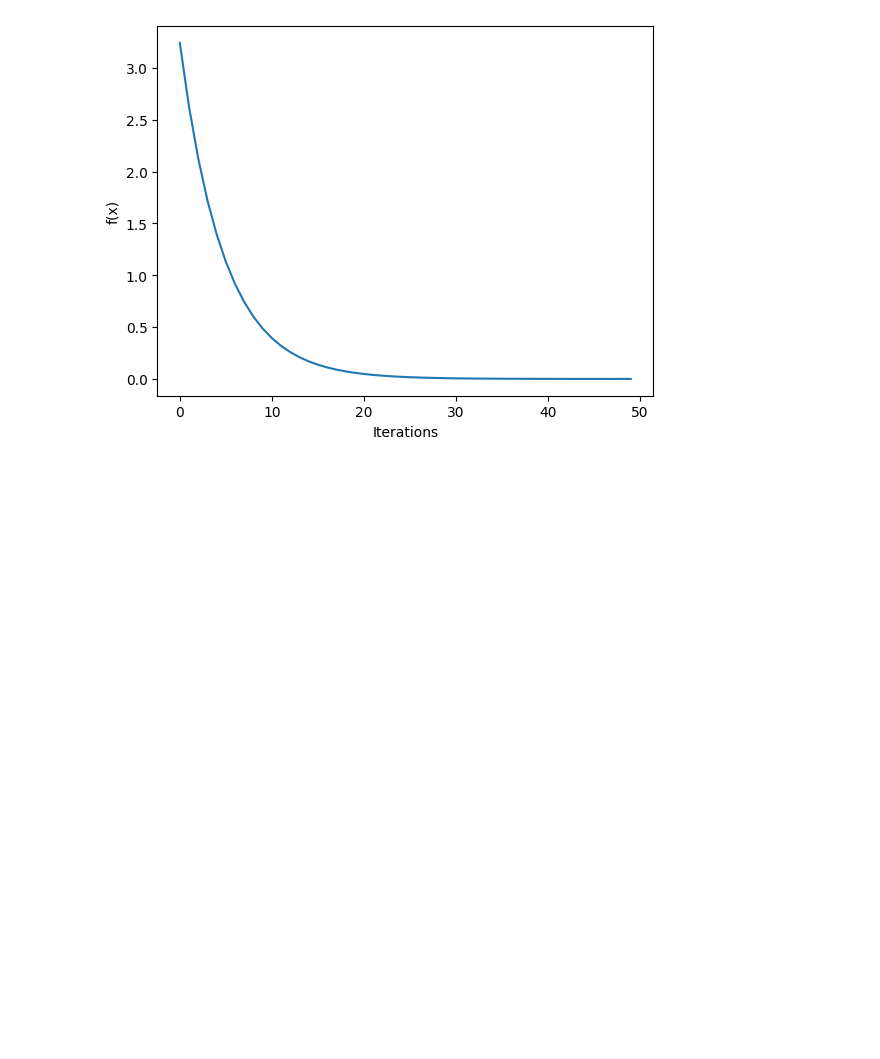
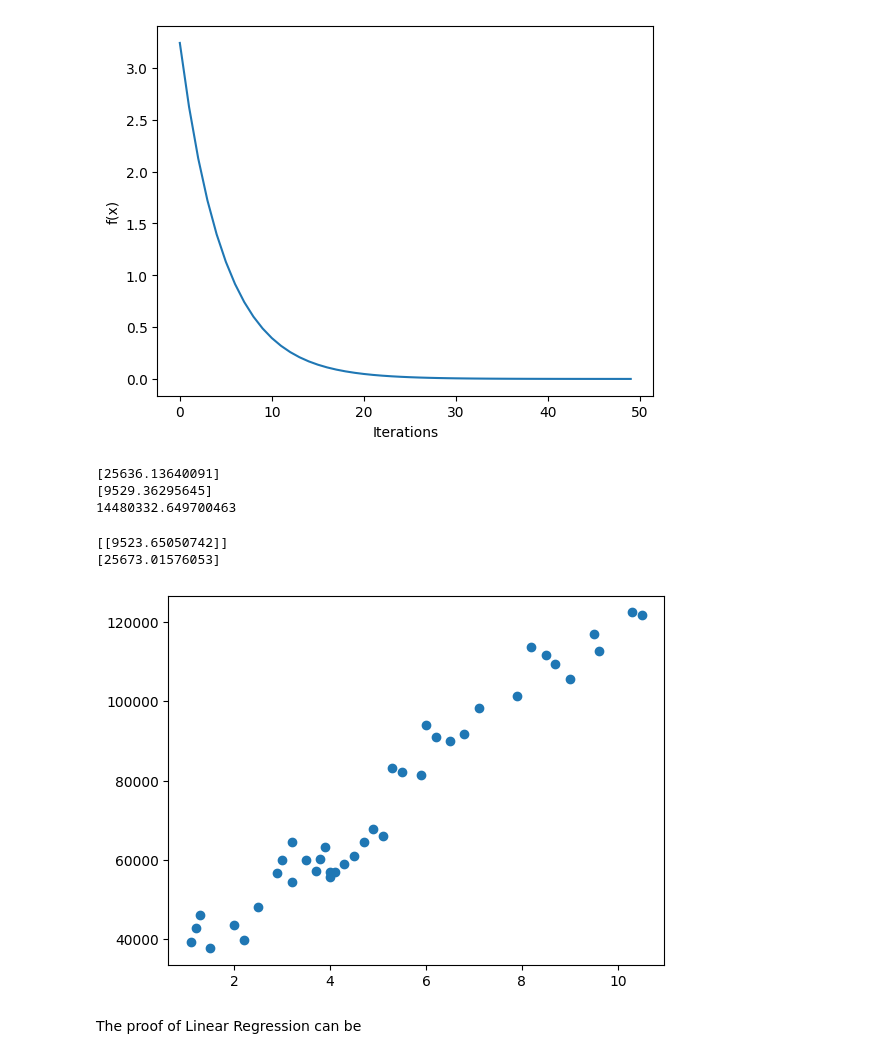
Before and after one commit to HCMUT-TaMi/DeepLearning-and-MachineLearning, a Jupyter notebook: Linear_Regression.ipynb, the cells around one changed output. Cells and saved outputs as stored; diff of their text form; code cells hidden in the pictures; blank space fills up the shorter version.

```diff
--- a/Linear_Regression.ipynb
+++ b/Linear_Regression.ipynb
@@ -27,0 +49,45 @@ plt.show()
+# %%
+#running phrase
+for i in range(1,8000):
+  lost = np.dot(x,w) - y
+  w[0] -= learning_rate * np.sum(lost)
+  w[1] -= learning_rate * np.sum(np.multiply(lost,x[:,1].reshape(-1,1)))
+
+print(w[0])
+print(w[1])
+print((0.5 * np.sum(lost * lost)) / 40)
+#we can get that: y = 25673*x + 9523 (not really Linearity)
+# %% [output]
+[25636.13640091]
+[9529.36295645]
+14480332.649700463
+# %%
+#using skilearn
+from sklearn.linear_model import LinearRegression
+model = LinearRegression()
+
+pt = pd.read_csv('https://github.com/ybifoundation/Dataset/raw/main/Salary%20Data.csv')
+
+#read the value and ensure that, all the value is a matrix, not lists
+y = np.array(pt['Salary']).reshape(-1,1)
+x = np.array(pt['Experience Years']).reshape(-1,1)
+model.fit(x,y) #get the value ons
+print(model.coef_)
+print(model.intercept_)
+# %% [output]
+[[9523.65050742]]
+[25673.01576053]
+# %%
+def millions(x):
+    return '$%1.1fM' % (x * 1e-6)
+
+# Fixing random state for reproducibility
+np.random.seed(19680801)
+fig, ax = plt.subplots()
+ax.fmt_ydata = millions
+plt.plot(x, y, 'o')
+plt.show()
+# %% [output]
+[figure, added]
+# %% [markdown]
+The proof of Linear Regression can be
```
Also changed, not shown: parts of 1 cell of this notebook.
